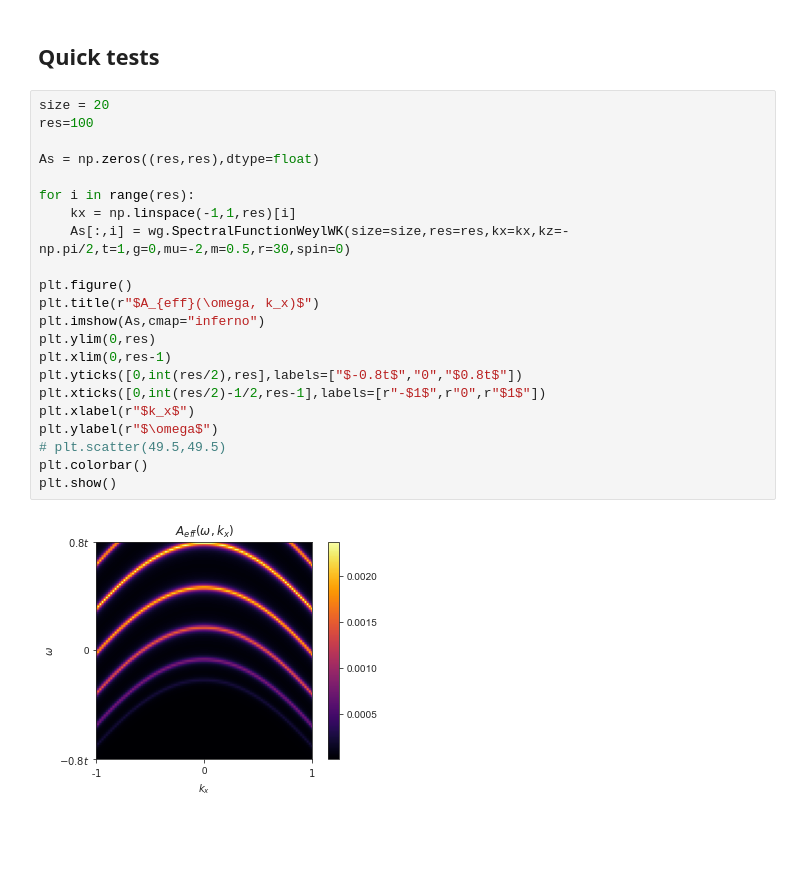
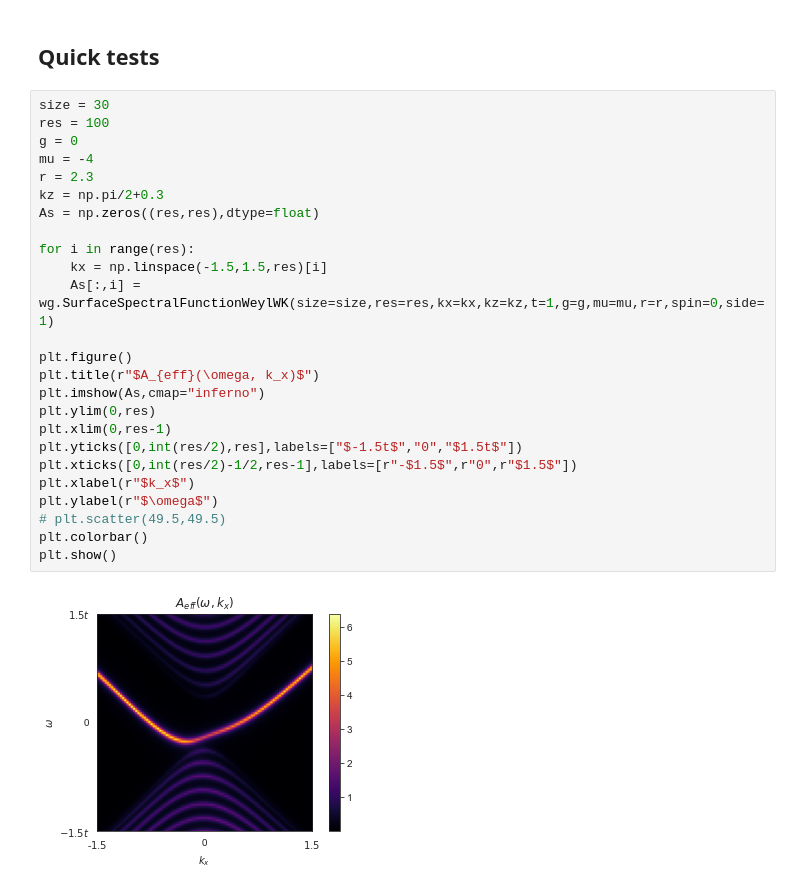
Before and after one commit to leogoutte/weylsemimetal_tools, a Jupyter notebook: WeylSemiMetals.ipynb, the cells around one changed output. Cells and saved outputs as stored; diff of their text form; blank space fills up the shorter version.

Commit message:
Major clean up on existing tools and addition of new notebooks + surface theory work

```diff
--- a/WeylSemiMetals.ipynb
+++ b/WeylSemiMetals.ipynb
@@ -1620,29 +1750,32 @@ It is indeed the missing $k_x$ symmetry.
 # %% [markdown]
 ## Quick tests
 # %%
-size = 20
-res=100
-
+size = 30
+res = 100
+g = 0
+mu = -4
+r = 2.3
+kz = np.pi/2+0.3
 As = np.zeros((res,res),dtype=float)
 
 for i in range(res):
-    kx = np.linspace(-1,1,res)[i]
-    As[:,i] = wg.SpectralFunctionWeylWK(size=size,res=res,kx=kx,kz=-np.pi/2,t=1,g=0,mu=-2,m=0.5,r=30,spin=0)
+    kx = np.linspace(-1.5,1.5,res)[i]
+    As[:,i] = wg.SurfaceSpectralFunctionWeylWK(size=size,res=res,kx=kx,kz=kz,t=1,g=g,mu=mu,r=r,spin=0,side=1)
 
 plt.figure()
 plt.title(r"$A_{eff}(\omega, k_x)$")
 plt.imshow(As,cmap="inferno")
 plt.ylim(0,res)
 plt.xlim(0,res-1)
-plt.yticks([0,int(res/2),res],labels=["$-0.8t$","0","$0.8t$"])
-plt.xticks([0,int(res/2)-1/2,res-1],labels=[r"-$1$",r"0",r"$1$"])
+plt.yticks([0,int(res/2),res],labels=["$-1.5t$","0","$1.5t$"])
+plt.xticks([0,int(res/2)-1/2,res-1],labels=[r"-$1.5$",r"0",r"$1.5$"])
 plt.xlabel(r"$k_x$")
 plt.ylabel(r"$\omega$")
 # plt.scatter(49.5,49.5)
 plt.colorbar()
 plt.show()
 # %% [output]
-[figure, old version]
+[figure, new version]
 # %%
 size=100
 res=100
```
Also changed, not shown: parts of 31 cells of this notebook, 8 other files.
